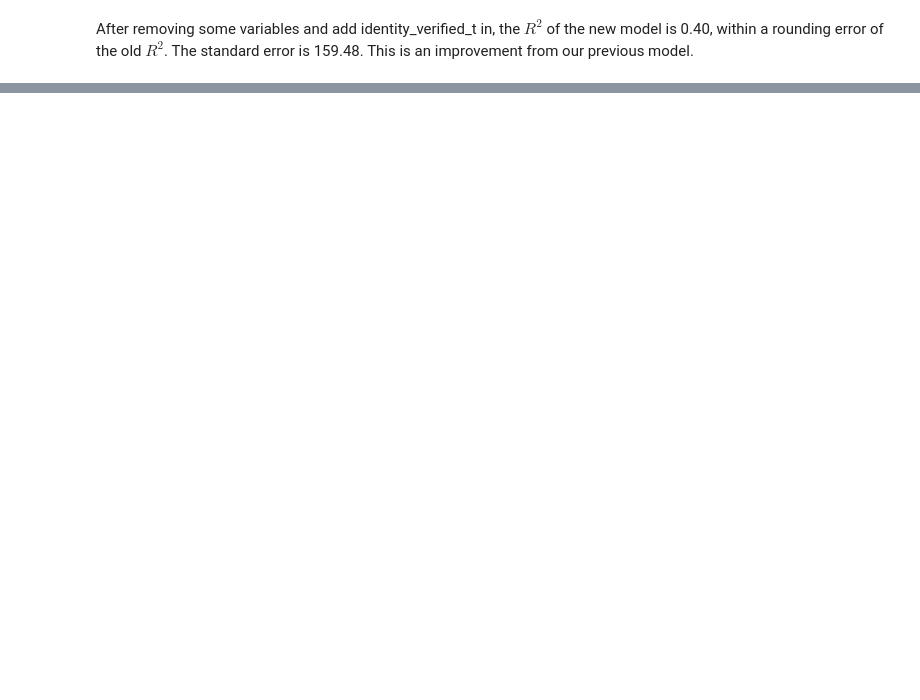
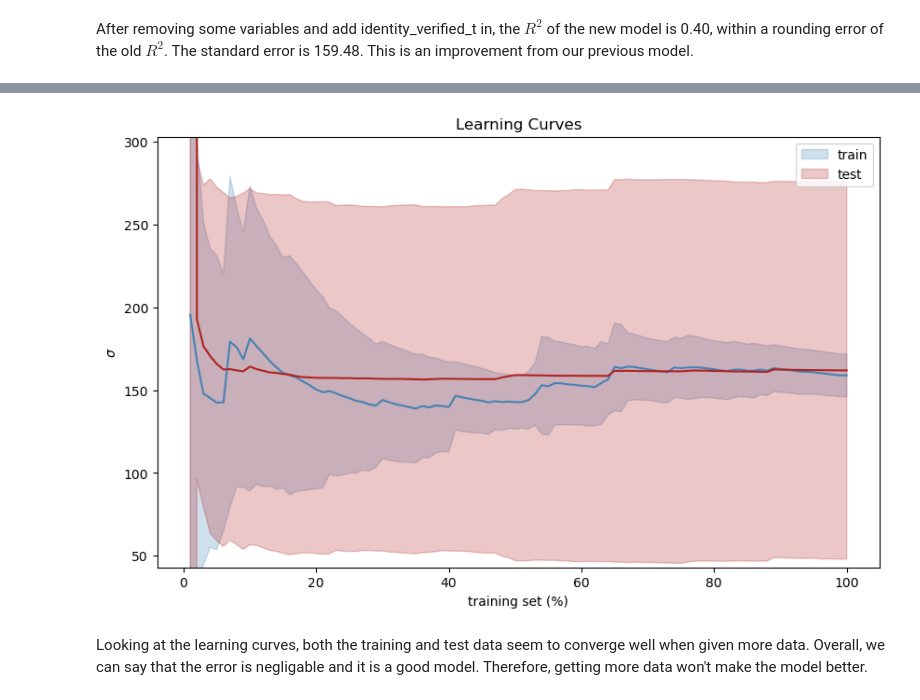
Before and after one commit to ayee6/JHUDataScienceGroup9, a Jupyter notebook: regression.ipynb, the cells around one changed output, grey strips where cells are left out. Saved outputs shown, nothing was run; the diff lists cells and outputs as text; code cells hidden in the pictures; blank space fills up the shorter version.

```diff
--- a/regression.ipynb
+++ b/regression.ipynb
@@ -482,0 +652,6 @@ After removing some variables and add identity_verified_t in, the $R^2$ of the n
+# %%
+plot_learning_curves(result, r"$\sigma$", zoom=True)
+# %% [output]
+[figure, added]
+# %% [markdown]
+Looking at the learning curves, both the training and test data seem to converge well when given more data. Overall, we can say that the error is negligable and it is a good model. Therefore, getting more data won't make the model better.
```
Also changed, not shown: parts of 30 cells of this notebook.
